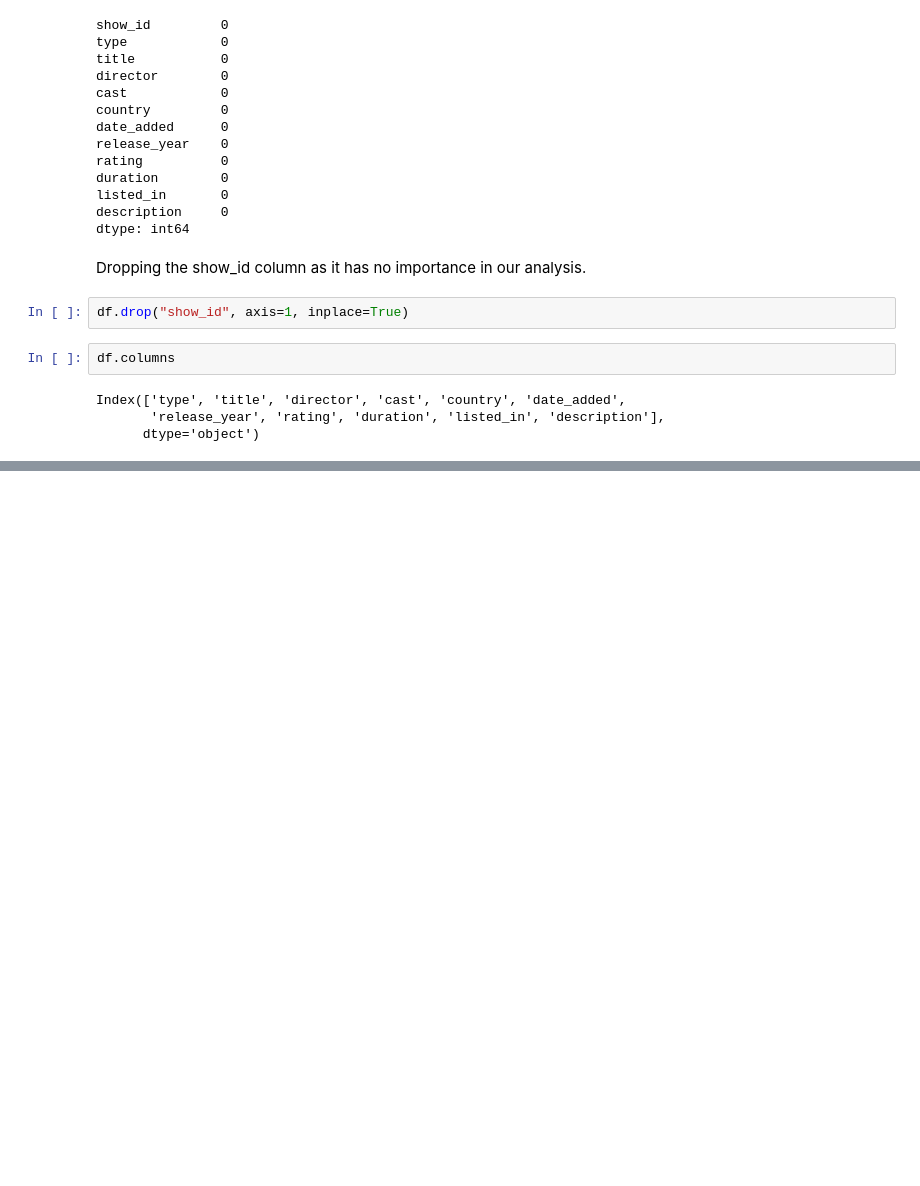
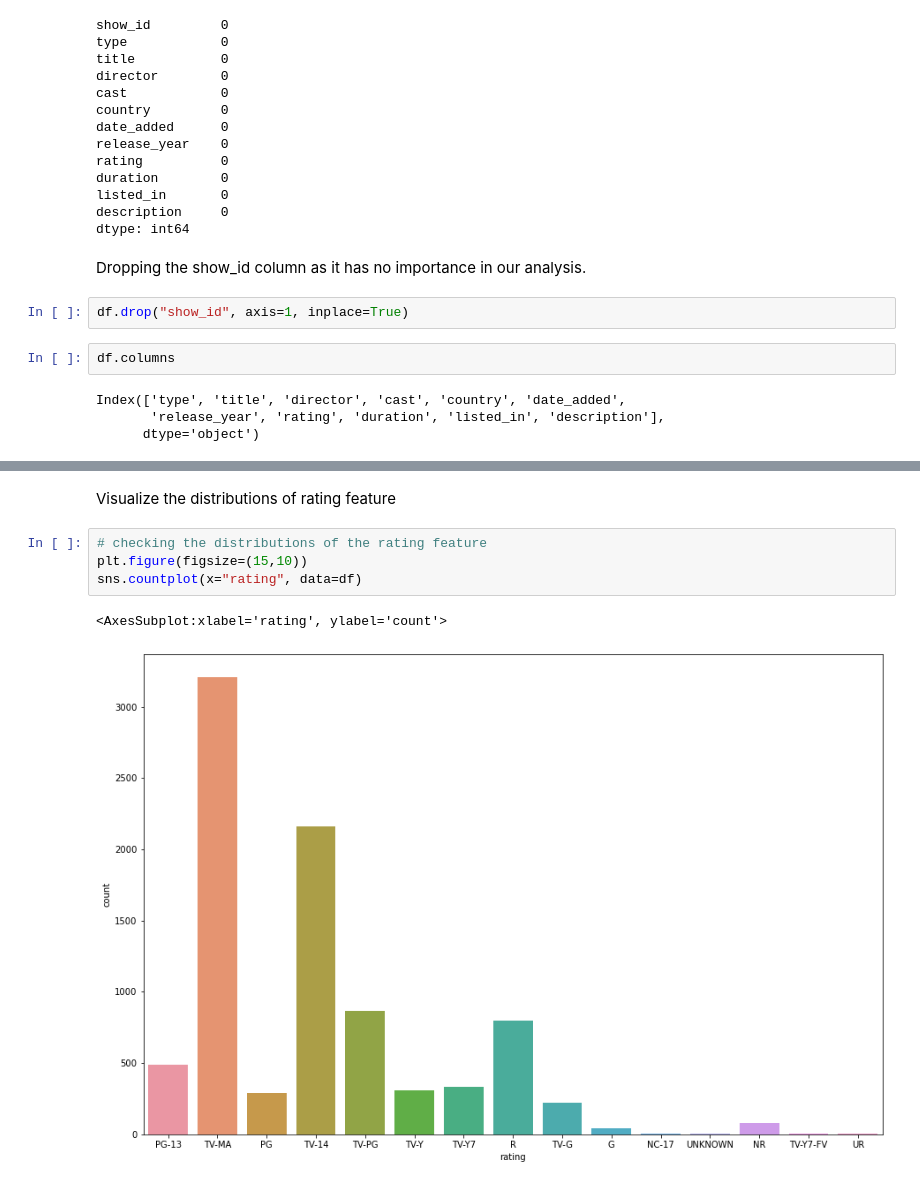
Before and after one commit to Ashar88/Netflix_shows_Analysis__EDA, a Jupyter notebook: Netflix_shows_movies.ipynb, the cells around one changed output, grey strips where cells are left out. Cells and saved outputs as stored; diff of their text form; blank space fills up the shorter version.

```diff
--- a/Netflix_shows_movies.ipynb
+++ b/Netflix_shows_movies.ipynb
@@ -285,0 +294,9 @@ Index(['type', 'title', 'director', 'cast', 'country', 'date_added',
+# %% [markdown]
+Visualize the distributions of rating feature
+# %%
+# checking the distributions of the rating feature
+plt.figure(figsize=(15,10))
+sns.countplot(x="rating", data=df)
+# %% [output]
+<AxesSubplot:xlabel='rating', ylabel='count'>
+[figure, added]
```
Also changed, not shown: parts of 11 cells of this notebook.
